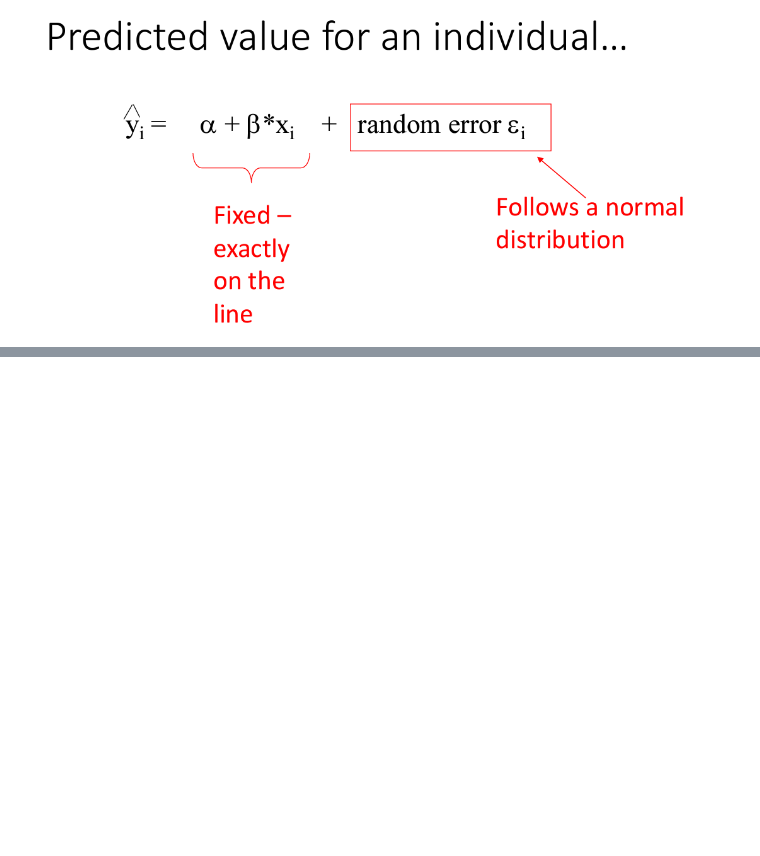
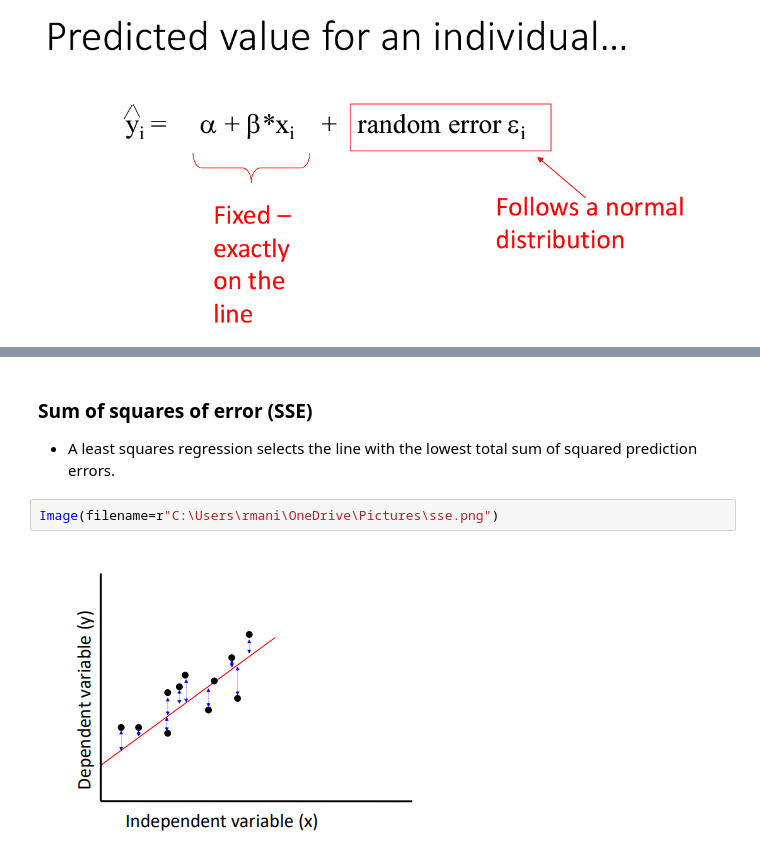
Before and after one commit to retrouvm/Code-Practice, a Jupyter notebook: Data_Science/lectures/lecture17.ipynb, the cells around one changed output, grey strips where cells are left out. Drawn from its saved outputs; the diff is of its cells as text; blank space fills up the shorter version.

```diff
--- a/Data_Science/lectures/lecture17.ipynb
+++ b/Data_Science/lectures/lecture17.ipynb
@@ -173,0 +192,7 @@ Image(filename=r"C:\Users\rmani\OneDrive\Pictures\rand.png")
+# %% [markdown]
+### Sum of squares of error (SSE)
+* A least squares regression selects the line with the lowest total sum of squared prediction errors.
+# %%
+Image(filename=r"C:\Users\rmani\OneDrive\Pictures\sse.png")
+# %% [output]
+[figure, added]
```
Also changed, not shown: parts of 28 cells of this notebook, 3 other files.
